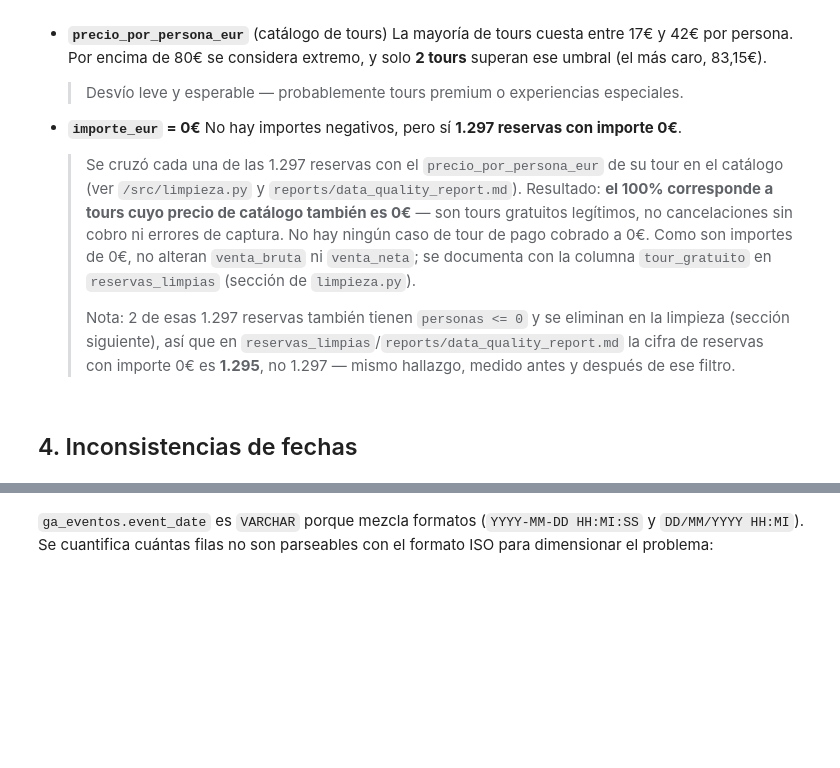
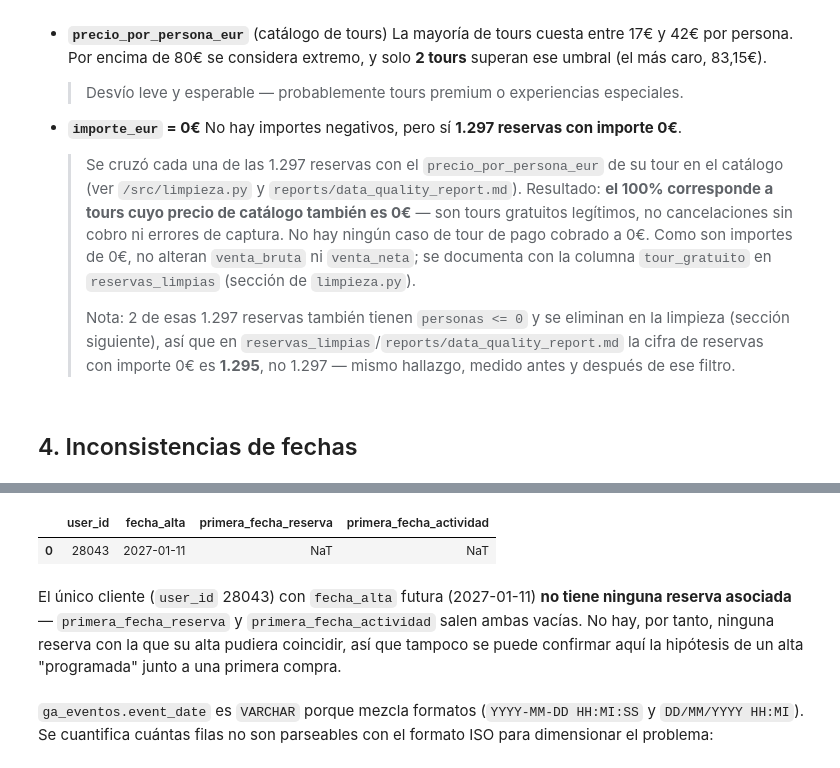
Before and after one commit to Irenegov/civitatis-business-case, a Jupyter notebook: notebooks/01_exploracion_inicial.ipynb, the cells around one changed output, grey strips where cells are left out. Drawn from its saved outputs; the diff is of its cells as text; code cells hidden in the pictures; blank space fills up the shorter version.

```diff
--- a/notebooks/01_exploracion_inicial.ipynb
+++ b/notebooks/01_exploracion_inicial.ipynb
@@ -509,3 +561,21 @@ inconsistencias_fechas
+# %%
+alta_futura = con.execute('''
+    SELECT
+        c.user_id,
+        c.fecha_alta,
+        min(CAST(r.fecha_reserva AS DATE))  AS primera_fecha_reserva,
+        min(r.fecha_actividad)              AS primera_fecha_actividad
+    FROM clientes c
+    LEFT JOIN reservas r ON r.user_id = c.user_id
+    WHERE c.fecha_alta > CURRENT_DATE
+    GROUP BY c.user_id, c.fecha_alta
+''').df()
+alta_futura
+# %% [output]
+|  | user_id | fecha_alta | primera_fecha_reserva | primera_fecha_actividad |
+| 0 | 28043 | 2027-01-11 | NaT | NaT |
+# %% [markdown]
+El único cliente (`user_id` 28043) con `fecha_alta` futura (2027-01-11) **no tiene ninguna reserva asociada** — `primera_fecha_reserva` y `primera_fecha_actividad` salen ambas vacías. No hay, por tanto, ninguna reserva con la que su alta pudiera coincidir, así que tampoco se puede confirmar aquí la hipótesis de un alta "programada" junto a una primera compra.
 # %% [markdown]
 `ga_eventos.event_date` es `VARCHAR` porque mezcla formatos
 (`YYYY-MM-DD HH:MI:SS` y `DD/MM/YYYY HH:MI`). Se cuantifica cuántas filas no
```
Also changed, not shown: parts of 6 cells of this notebook, 5 other files.
